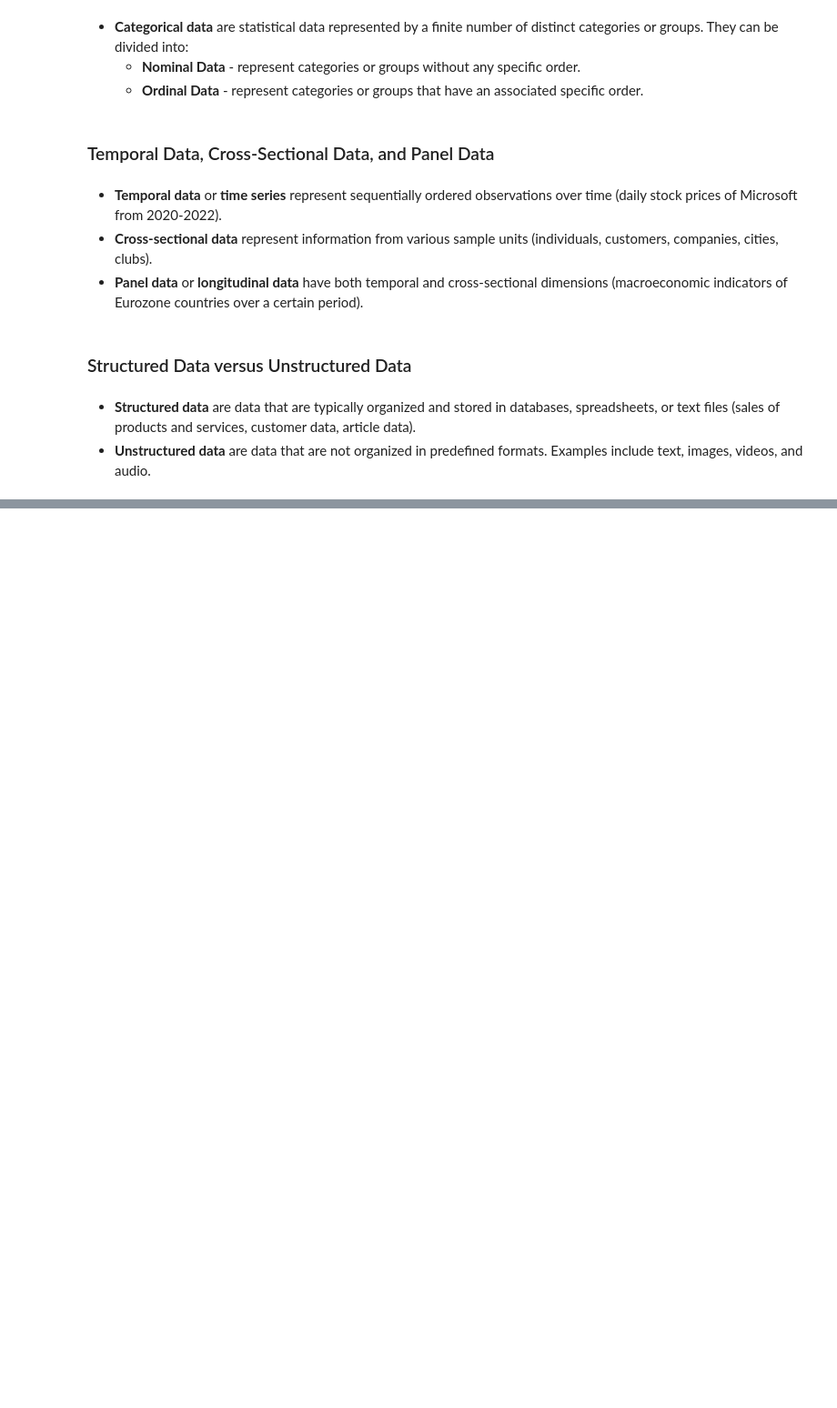
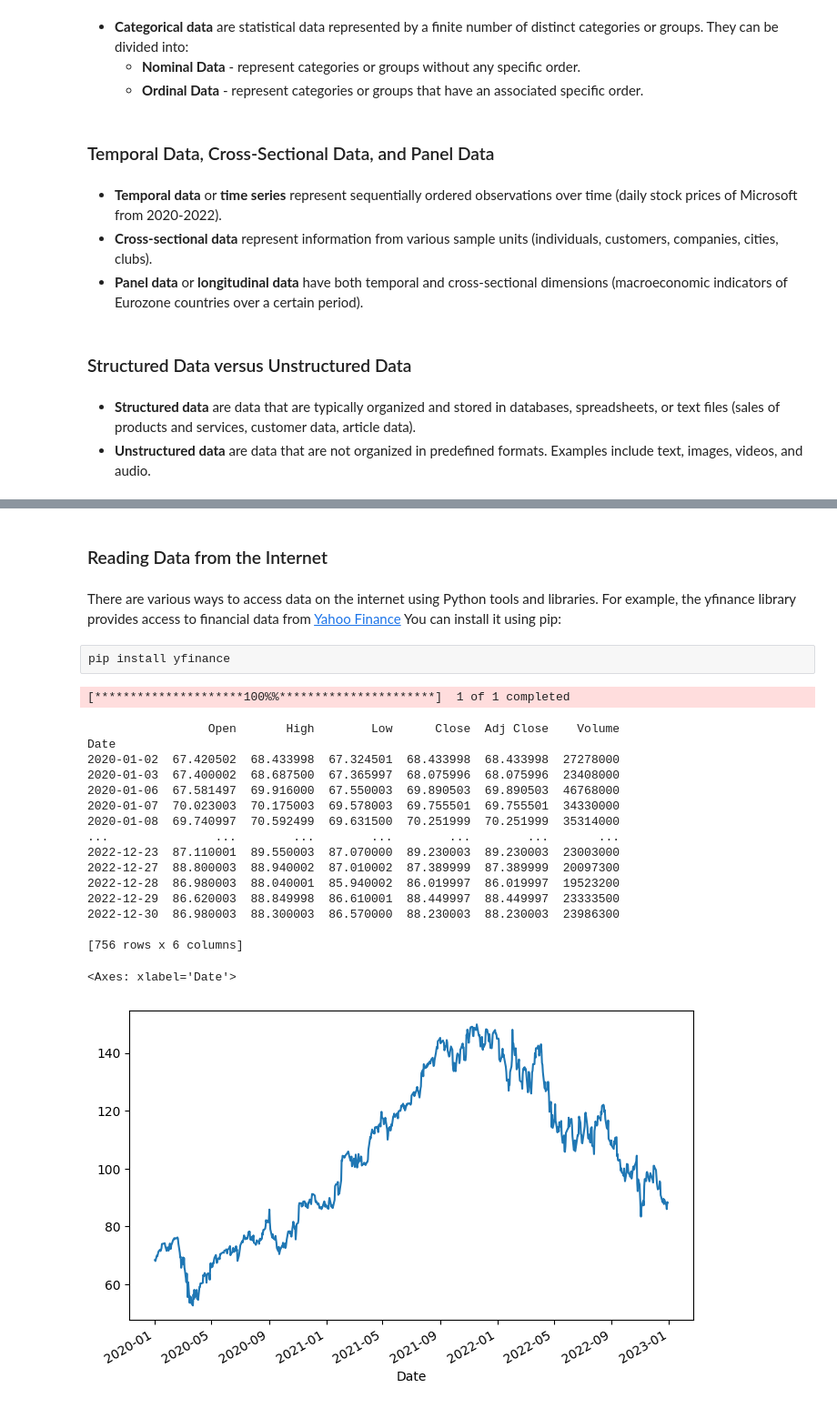
Before and after one commit to miguelcaldeiraa/Analysis-and-Prediction-of-Diamond-Prices, a Jupyter notebook: Data_Modeling.ipynb, the cells around one changed output, grey strips where cells are left out. Shown: that part at 91% size. Saved outputs shown, nothing was run; the diff lists cells and outputs as text; code cells hidden in the pictures; blank space fills up the shorter version.

```diff
--- a/Data_Modeling.ipynb
+++ b/Data_Modeling.ipynb
@@ -227,0 +279,37 @@ Vector with even numbers replaced by -1: [ 1 -1  3 -1  5 -1  7 -1  9 -1]
+# %% [markdown]
+### Reading Data from the Internet
+# %% [markdown]
+There are various ways to access data on the internet using Python tools and libraries. For example, the yfinance library provides access to financial data from [Yahoo Finance](https://finance.yahoo.com)
+You can install it using pip:
+# %% [raw]
+pip install yfinance
+# %%
+import yfinance as yf
+
+ticker_symbol = "GOOGL"
+start_date = "2020-01-01"
+end_date = "2022-12-31"
+
+data = yf.download(ticker_symbol, start=start_date, end=end_date)
+print(data)
+
+data['Close'].plot(figsize=(8,5))
+# %% [output]
+[*********************100%%**********************]  1 of 1 completed
+                 Open       High        Low      Close  Adj Close    Volume
+Date
+2020-01-02  67.420502  68.433998  67.324501  68.433998  68.433998  27278000
+2020-01-03  67.400002  68.687500  67.365997  68.075996  68.075996  23408000
+2020-01-06  67.581497  69.916000  67.550003  69.890503  69.890503  46768000
+2020-01-07  70.023003  70.175003  69.578003  69.755501  69.755501  34330000
+2020-01-08  69.740997  70.592499  69.631500  70.251999  70.251999  35314000
+...               ...        ...        ...        ...        ...       ...
+2022-12-23  87.110001  89.550003  87.070000  89.230003  89.230003  23003000
+2022-12-27  88.800003  88.940002  87.010002  87.389999  87.389999  20097300
+2022-12-28  86.980003  88.040001  85.940002  86.019997  86.019997  19523200
+2022-12-29  86.620003  88.849998  86.610001  88.449997  88.449997  23333500
+2022-12-30  86.980003  88.300003  86.570000  88.230003  88.230003  23986300
+
+[756 rows x 6 columns]
+<Axes: xlabel='Date'>
+[figure, added]
```
Also changed, not shown: parts of 34 cells of this notebook, 1 other file.
